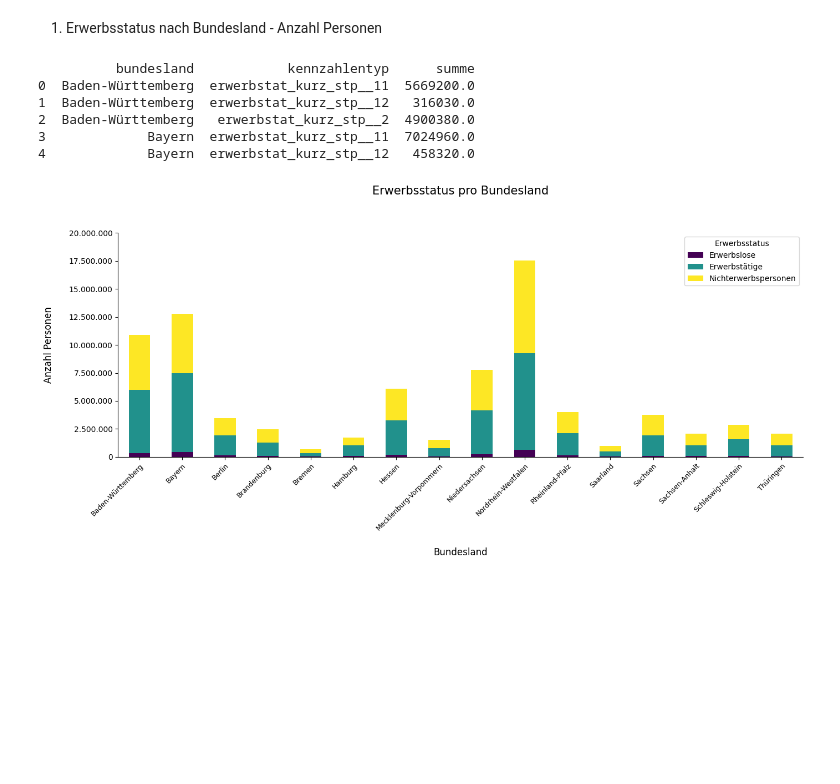
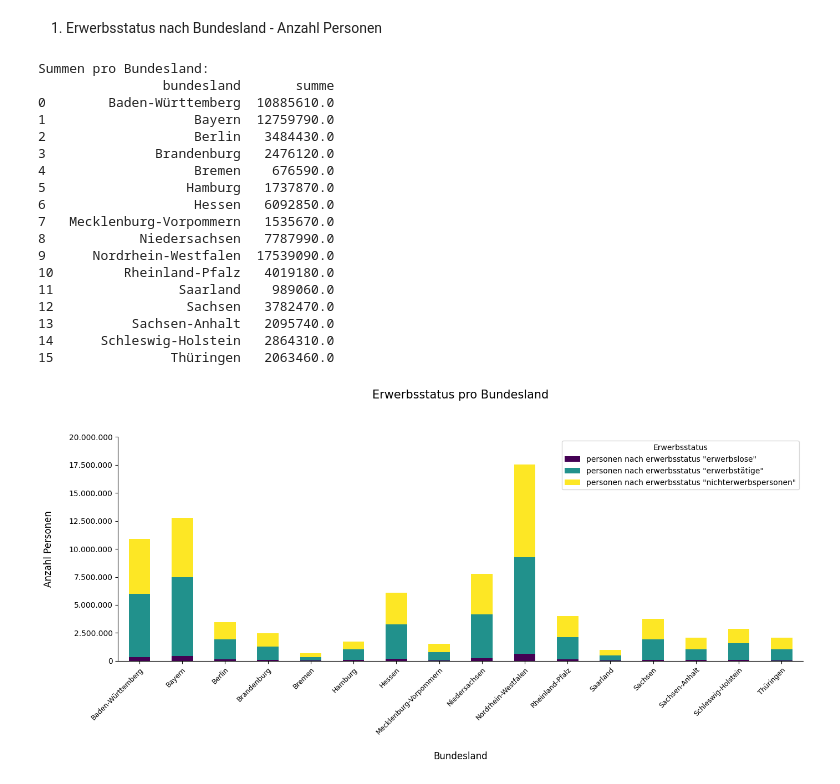
Before and after one commit to pluzgi/DAI92-SPIII-1-Dateninfrastruktur_wildemann, a Jupyter notebook: main.ipynb, the cells around one changed output. Cells and saved outputs as stored; diff of their text form; code cells hidden in the pictures; blank space fills up the shorter version.

```diff
--- a/main.ipynb
+++ b/main.ipynb
@@ -708,7 +712,9 @@ attribute_details_df['attribut'] = attribute_details_df['Attribut'].str.lower()
 # Cleaning special characters and spaces in the dictionary keys
 attribute_details_df['attribut'] = attribute_details_df['attribut'].str.replace('–', '').str.strip()
 attribute_details_df['detail'] = attribute_details_df['Detail'].str.lower()
-dimensions['dim_attribute_details'] = attribute_details_df[['attribut_id', 'attribut', 'detail']]
+attribute_details_df['bezeichnung'] = attribute_details_df['Bezeichnung'].str.lower()
+
+dimensions['dim_attribute_details'] = attribute_details_df[['attribut_id', 'attribut', 'detail', 'bezeichnung']]
 
 # Create the dictionary for attribute ID mapping
 attribute_details_dict = attribute_details_df.set_index('attribut')['attribut_id'].to_dict()
@@ -762,8 +768,7 @@ for sheet, df in data_frames.items():
     df_long['kennzahlentyp'] = df_long['kennzahlentyp'].str.strip().str.lower()
     df_long['attribut_id'] = df_long['kennzahlentyp'].map(attribute_details_dict).fillna(0).astype(int)
 
-    df_long = df_long.merge(dimensions['dim_attribute_details'][['attribut_id', 'detail']], on='attribut_id', how='left')
-    print(df_long.shape)
+    df_long = df_long.merge(dimensions['dim_attribute_details'][['attribut_id', 'detail', 'bezeichnung']], on='attribut_id', how='left')
 
     # Überprüfung der kennzahlentyp-Werte, um sicherzustellen, dass die Endungen "_M" und "_W" vorhanden sind
     display(df_long['kennzahlentyp'].unique())
@@ -772,27 +777,19 @@ for sheet, df in data_frames.items():
     df_long['geschlecht'] = df_long['kennzahlentyp'].apply(
         lambda x: 'personen_total' if '_m' not in x and '_w' not in x else ('männlich' if '_m' in x else 'weiblich')
     )
-    # Ausgabe der ersten 100 Zeilen zur Überprüfung der Geschlechterzuordnung
-    print(df_long[['kennzahlentyp', 'geschlecht']].head(100))
 
     # Zähle die Anzahl der Einträge pro Geschlecht und gebe sie aus
     geschlecht_count = df_long['geschlecht'].value_counts()
 
-    # Ausgabe der Anzahl der Einträge pro Geschlecht
-    print("\nAnzahl der Einträge pro Geschlecht:")
-    print(geschlecht_count)
-
     df_long = df_long.merge(dimensions['dim_geschlecht'], on='geschlecht', how='left')
-    print(df_long.shape)
 
     if '_rs' in df_long.columns:
         df_long.rename(columns={'_rs': 'region_id'}, inplace=True)
 
     df_long = df_long.merge(dimensions['dim_regionen'], on=['region_id', 'name', 'regionalebene'], how='left')
-    print(df_long.shape)
 
     # Drop columns only if they exist in the DataFrame
-    columns_to_drop = ['_rs', 'name', 'regionalebene', 'berichtszeitpunkt', 'geschlecht', 'attribut_id']
+    columns_to_drop = ['_rs', 'name', 'regionalebene', 'berichtszeitpunkt', 'geschlecht', 'detail']
     df_long.drop(columns=[col for col in columns_to_drop if col in df_long.columns], inplace=True)
 
     # 'kennzahlenwert' zu numerischen Werten konvertieren und ungültige Einträge entfernen
@@ -1026,11 +987,7 @@ ORDER BY
 """
 
 # Mapping von 'kennzahlentyp' zu benutzerdefinierten Bezeichnungen
-legende_mapping = {
-    'erwerbstat_kurz_stp__11': 'Erwerbstätige',
-    'erwerbstat_kurz_stp__12': 'Erwerbslose',
-    'erwerbstat_kurz_stp__2': 'Nichterwerbspersonen'
-}
+legende_mapping = dict(zip(attribute_details_df['attribut'], attribute_details_df['bezeichnung']))
 
 # Daten aus der SQL-Abfrage einlesen
 data = pd.read_sql(query, engine)
@@ -1039,7 +996,12 @@ data = pd.read_sql(query, engine)
 if data.empty:
     print("Das DataFrame 'data' ist leer.")
 else:
-    print(data.head())
+    # Gruppierung der Daten nach Bundesland und Summierung
+    grouped_data = data.groupby('bundesland')['summe'].sum().reset_index()
+
+    # Ausgabe der Summen pro Bundesland
+    print("Summen pro Bundesland:")
+    print(grouped_data)
 
     # Mapping der 'kennzahlentyp' Spalte auf die benutzerdefinierten Namen
     data['kennzahlentyp'] = data['kennzahlentyp'].map(legende_mapping)
@@ -1071,37 +1033,49 @@ else:
     # Entfernen der oberen und rechten Ränder
     ax.spines['top'].set_visible(False)
     ax.spines['right'].set_visible(False)
 
     # Y-Achse dynamisch skalieren und Tausendertrennzeichen mit Punkt setzen
     max_y_value = pivot_data.max().max()
     ax.set_ylim(0, max_y_value * 2.7)
     ax.set_ylim(0, 20000000)
     ax.yaxis.set_major_formatter(plt.FuncFormatter(lambda x, _: format_with_thousand_sep(x)))  # Punkt als Tausendertrennzeichen
 
     # Legende in die obere rechte Ecke verschieben
     ax.legend(title='Erwerbsstatus', fontsize=10, loc='upper right')
 
     # Summenwerte über den Balken anzeigen, mit einem Punkt als Tausendertrennzeichen
     # for p in ax.patches:
     #     height = p.get_height()
     #     if height > 0:
     #         formatted_value = format_with_thousand_sep(height)
     #         ax.annotate(formatted_value,
     #                     (p.get_x() + p.get_width() / 2., p.get_y() + height),
     #                     ha='center', va='bottom', xytext=(0, 5),
     #                     textcoords='offset points', fontsize=9)
 
     # Mehr Platz oben für die Werte über den Balken
     plt.subplots_adjust(top=0.85)  # Mehr Platz oberhalb des Plots für die Balkenwerte
 
     # Diagramm anzeigen
     plt.tight_layout()
     plt.show()
 # %% [output]
-          bundesland            kennzahlentyp      summe
-0  Baden-Württemberg  erwerbstat_kurz_stp__11  5669200.0
-1  Baden-Württemberg  erwerbstat_kurz_stp__12   316030.0
-2  Baden-Württemberg   erwerbstat_kurz_stp__2  4900380.0
-3             Bayern  erwerbstat_kurz_stp__11  7024960.0
-4             Bayern  erwerbstat_kurz_stp__12   458320.0
+Summen pro Bundesland:
+                bundesland       summe
+0        Baden-Württemberg  10885610.0
+1                   Bayern  12759790.0
+2                   Berlin   3484430.0
+3              Brandenburg   2476120.0
+4                   Bremen    676590.0
+5                  Hamburg   1737870.0
+6                   Hessen   6092850.0
+7   Mecklenburg-Vorpommern   1535670.0
+8            Niedersachsen   7787990.0
+9      Nordrhein-Westfalen  17539090.0
+10         Rheinland-Pfalz   4019180.0
+11                Saarland    989060.0
+12                 Sachsen   3782470.0
+13          Sachsen-Anhalt   2095740.0
+14      Schleswig-Holstein   2864310.0
+15               Thüringen   2063460.0
-[figure, old version]
+[figure, new version]
```
Also changed, not shown: parts of 9 cells of this notebook.
